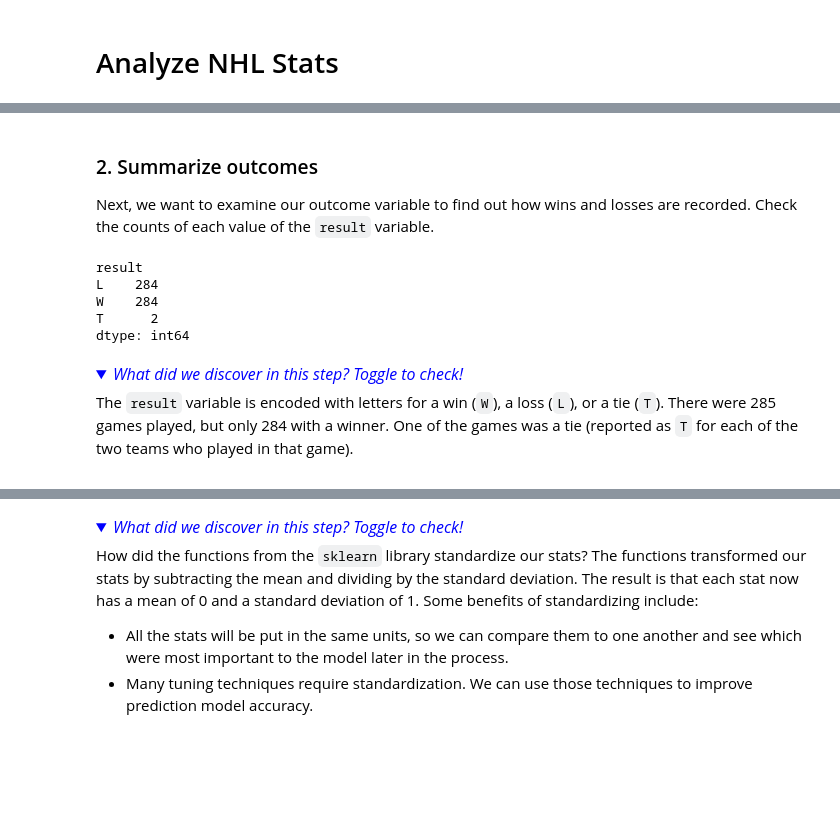
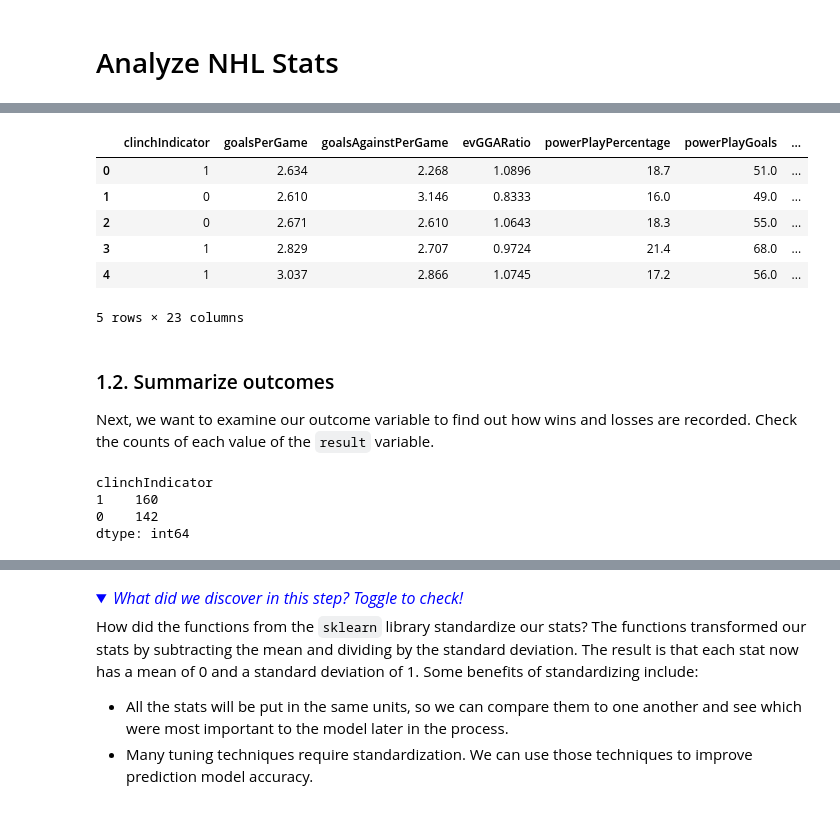
Before and after one commit to djfkahn/DataAnalyses, a Jupyter notebook: NHL/predictor.ipynb, the cells around one changed output, grey strips where cells are left out. Cells and saved outputs as stored; diff of their text form; code cells hidden in the pictures; folded sections open; blank space fills up the shorter version.

```diff
--- a/NHL/predictor.ipynb
+++ b/NHL/predictor.ipynb
@@ -58,20 +61,34 @@ The NFL dataset consists of comprehensive data on the games that took place thro
+# %%
+# load dataset
+nhlraw = pd.read_csv("/content/drive/MyDrive/Colab Notebooks/2009to2019-teamsData.csv")
+
+# inspect first few rows
+d = {"clinchIndicator":'int32', "gamesPlayed":'int32', "wins":'int32', "losses":'int32', "ot":'int32', "pts":'int32'}
+nhl = nhlraw.astype(dtype=d, copy=False)
+nhl = nhl.drop(['link', 'firstYearOfPlay', 'franchiseId', 'active', 'gamesPlayed', 'wins', 'losses', 'ot', 'season', 'abbreviation', 'pts', 'ptPctg'], axis=1)
+#nhl = nhl.drop(['winOppScoreFirst', 'winOutshotByOpp', 'winOppScoreFirst', 'faceOffsWon', 'faceOffsLost'], axis=1)
+nhl.head()
+#nhl.columns
+#nhlraw[nhlraw['season'] == 20182019].dtypes
+#nhlraw['season'].unique()
+#nhlraw.columns
+# %% [output]
+|  | clinchIndicator | goalsPerGame | goalsAgainstPerGame | evGGARatio | powerPlayPercentage | powerPlayGoals | ... |
+| 0 | 1 | 2.634 | 2.268 | 1.0896 | 18.7 | 51.0 | ... |
+| 1 | 0 | 2.610 | 3.146 | 0.8333 | 16.0 | 49.0 | ... |
+| 2 | 0 | 2.671 | 2.610 | 1.0643 | 18.3 | 55.0 | ... |
+| 3 | 1 | 2.829 | 2.707 | 0.9724 | 21.4 | 68.0 | ... |
+| 4 | 1 | 3.037 | 2.866 | 1.0745 | 17.2 | 56.0 | ... |
+5 rows × 23 columns
 # %% [markdown]
-### 2. Summarize outcomes
+### 1.2. Summarize outcomes
 
 Next, we want to examine our outcome variable to find out how wins and losses are recorded. Check the counts of each value of the `result` variable.
 # %%
 # check result value counts
-nfl.value_counts("result")
+nhl.value_counts("clinchIndicator")
 # %% [output]
-result
-L    284
-W    284
-T      2
+clinchIndicator
+1    160
+0    142
 dtype: int64
-# %% [markdown]
-<details>
-    <summary style="display:list-item; font-size:16px; color:blue;"><i>What did we discover in this step? Toggle to check!</i></summary>
-
-The `result` variable is encoded with letters for a win (`W`), a loss (`L`), or a tie (`T`). There were 285 games played, but only 284 with a winner. One of the games was a tie (reported as `T` for each of the two teams who played in that game).
-
-</details>
```
Also changed, not shown: parts of 37 cells of this notebook.
